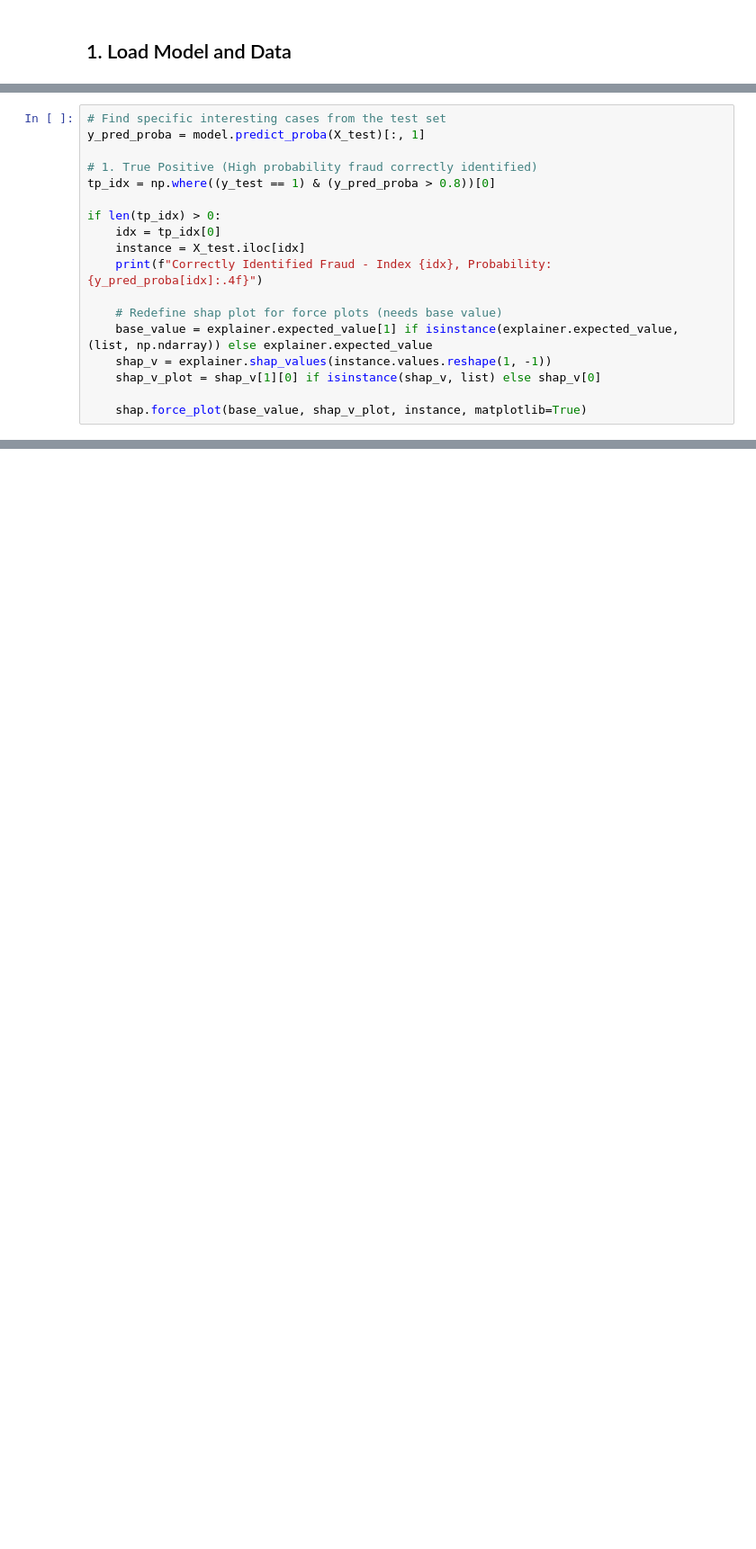
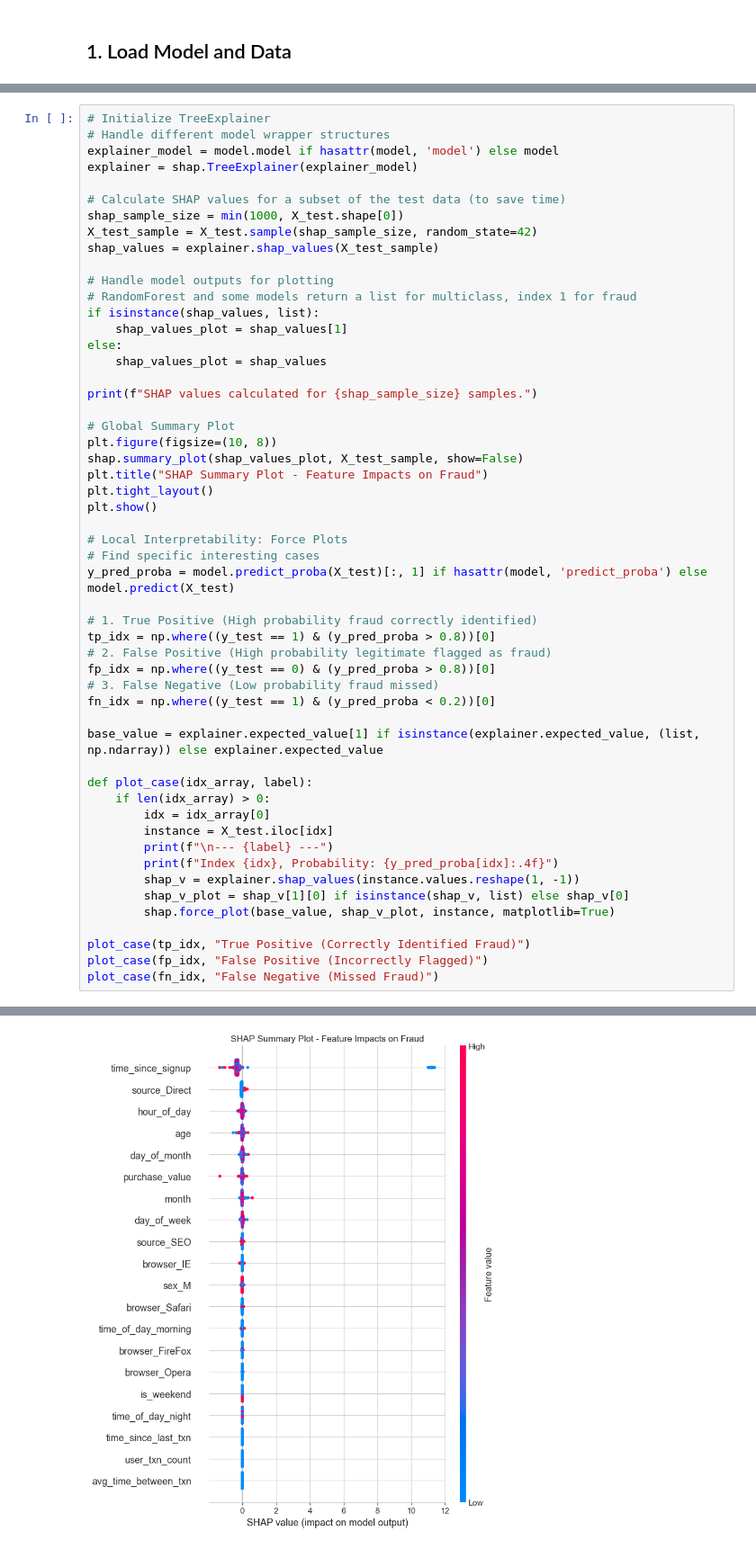
Before and after one commit to Eden-kassie/fraud-detection, a Jupyter notebook: notebooks/5-shap-explainability.ipynb, the cells around one changed output, grey strips where cells are left out. Shown at 90% size. Drawn from its saved outputs; the diff is of its cells as text; blank space fills up the shorter version.

```diff
--- a/notebooks/5-shap-explainability.ipynb
+++ b/notebooks/5-shap-explainability.ipynb
@@ -198,18 +77,0 @@ Visualizing how specific features contribute to individual predictions.
-# %%
-# Find specific interesting cases from the test set
-y_pred_proba = model.predict_proba(X_test)[:, 1]
-
-# 1. True Positive (High probability fraud correctly identified)
-tp_idx = np.where((y_test == 1) & (y_pred_proba > 0.8))[0]
-
-if len(tp_idx) > 0:
-    idx = tp_idx[0]
-    instance = X_test.iloc[idx]
-    print(f"Correctly Identified Fraud - Index {idx}, Probability: {y_pred_proba[idx]:.4f}")
-
-    # Redefine shap plot for force plots (needs base value)
-    base_value = explainer.expected_value[1] if isinstance(explainer.expected_value, (list, np.ndarray)) else explainer.expected_value
-    shap_v = explainer.shap_values(instance.values.reshape(1, -1))
-    shap_v_plot = shap_v[1][0] if isinstance(shap_v, list) else shap_v[0]
-
-    shap.force_plot(base_value, shap_v_plot, instance, matplotlib=True)
@@ -230,0 +111,54 @@ By integrating SHAP, we have moved beyond simple feature importance to a more gr
+# %%
+# Initialize TreeExplainer
+# Handle different model wrapper structures
+explainer_model = model.model if hasattr(model, 'model') else model
+explainer = shap.TreeExplainer(explainer_model)
+
+# Calculate SHAP values for a subset of the test data (to save time)
+shap_sample_size = min(1000, X_test.shape[0])
+X_test_sample = X_test.sample(shap_sample_size, random_state=42)
+shap_values = explainer.shap_values(X_test_sample)
+
+# Handle model outputs for plotting
+# RandomForest and some models return a list for multiclass, index 1 for fraud
+if isinstance(shap_values, list):
+    shap_values_plot = shap_values[1]
+else:
+    shap_values_plot = shap_values
+
+print(f"SHAP values calculated for {shap_sample_size} samples.")
+
+# Global Summary Plot
+plt.figure(figsize=(10, 8))
+shap.summary_plot(shap_values_plot, X_test_sample, show=False)
+plt.title("SHAP Summary Plot - Feature Impacts on Fraud")
+plt.tight_layout()
+plt.show()
+
+# Local Interpretability: Force Plots
+# Find specific interesting cases
+y_pred_proba = model.predict_proba(X_test)[:, 1] if hasattr(model, 'predict_proba') else model.predict(X_test)
+
+# 1. True Positive (High probability fraud correctly identified)
+tp_idx = np.where((y_test == 1) & (y_pred_proba > 0.8))[0]
+# 2. False Positive (High probability legitimate flagged as fraud)
+fp_idx = np.where((y_test == 0) & (y_pred_proba > 0.8))[0]
+# 3. False Negative (Low probability fraud missed)
+fn_idx = np.where((y_test == 1) & (y_pred_proba < 0.2))[0]
+
+base_value = explainer.expected_value[1] if isinstance(explainer.expected_value, (list, np.ndarray)) else explainer.expected_value
+
+def plot_case(idx_array, label):
+    if len(idx_array) > 0:
+        idx = idx_array[0]
+        instance = X_test.iloc[idx]
+        print(f"\n--- {label} ---")
+        print(f"Index {idx}, Probability: {y_pred_proba[idx]:.4f}")
+        shap_v = explainer.shap_values(instance.values.reshape(1, -1))
+        shap_v_plot = shap_v[1][0] if isinstance(shap_v, list) else shap_v[0]
+        shap.force_plot(base_value, shap_v_plot, instance, matplotlib=True)
+
+plot_case(tp_idx, "True Positive (Correctly Identified Fraud)")
+plot_case(fp_idx, "False Positive (Incorrectly Flagged)")
+plot_case(fn_idx, "False Negative (Missed Fraud)")
+# %% [output]
@@ -230,0 +168 @@ By integrating SHAP, we have moved beyond simple feature importance to a more gr
+[figure, added]
```
Also changed, not shown: parts of 21 cells of this notebook, 4 other files.
